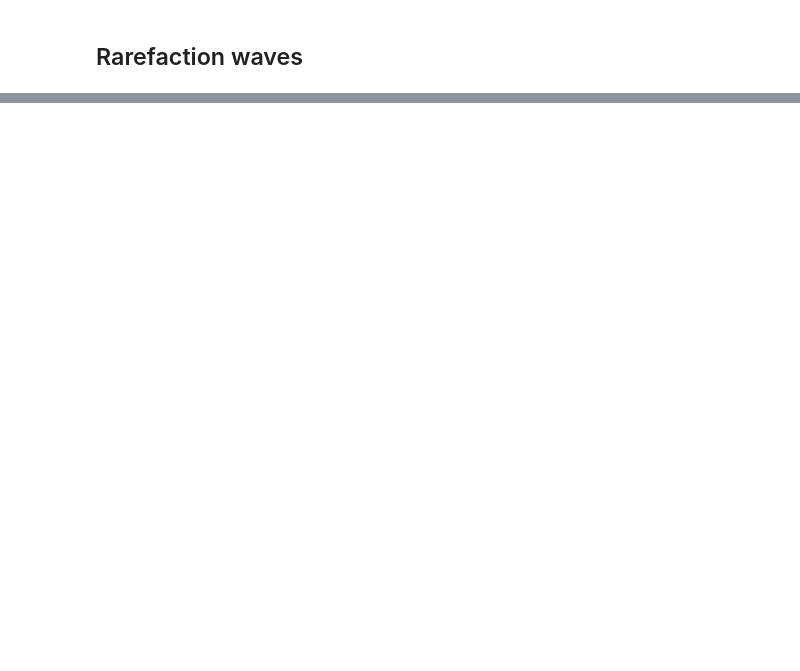
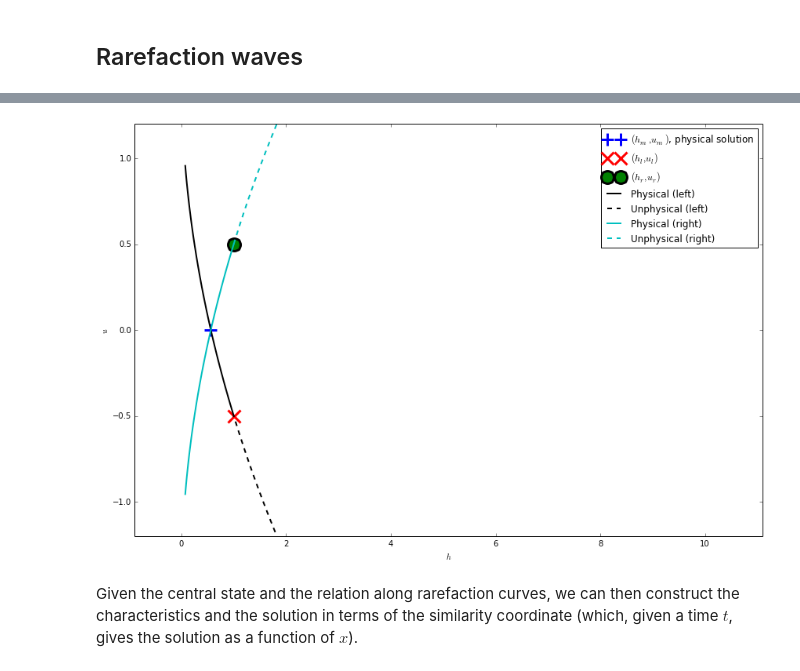
Before and after one commit to IanHawke/RiemannPython, a Jupyter notebook: Lesson_04_Shallow_Water.ipynb, the cells around one changed output, grey strips where cells are left out. Saved outputs shown, nothing was run; the diff lists cells and outputs as text; code cells hidden in the pictures; blank space fills up the shorter version.

```diff
--- a/Lesson_04_Shallow_Water.ipynb
+++ b/Lesson_04_Shallow_Water.ipynb
@@ -71,0 +396,10 @@ showing that the eigenvectors of the Jacobian can be straightforwardly found fro
+# %%
+interactive(plot_sw_all_rarefaction,
+            hl = FloatSliderWidget(min = 0.1, max = 10.0, value = 1.0),
+            ul = FloatSliderWidget(min = -1.0, max = 1.0, value = -0.5),
+            hr = FloatSliderWidget(min = 0.1, max = 10.0, value = 1.0),
+            ur = FloatSliderWidget(min = -1.0, max = 1.0, value = 0.5))
+# %% [output]
+[figure, added]
+# %% [markdown]
+Given the central state and the relation along rarefaction curves, we can then construct the characteristics and the solution in terms of the similarity coordinate (which, given a time $t$, gives the solution as a function of $x$).
```
Also changed, not shown: parts of 50 cells of this notebook, 1 other file.
